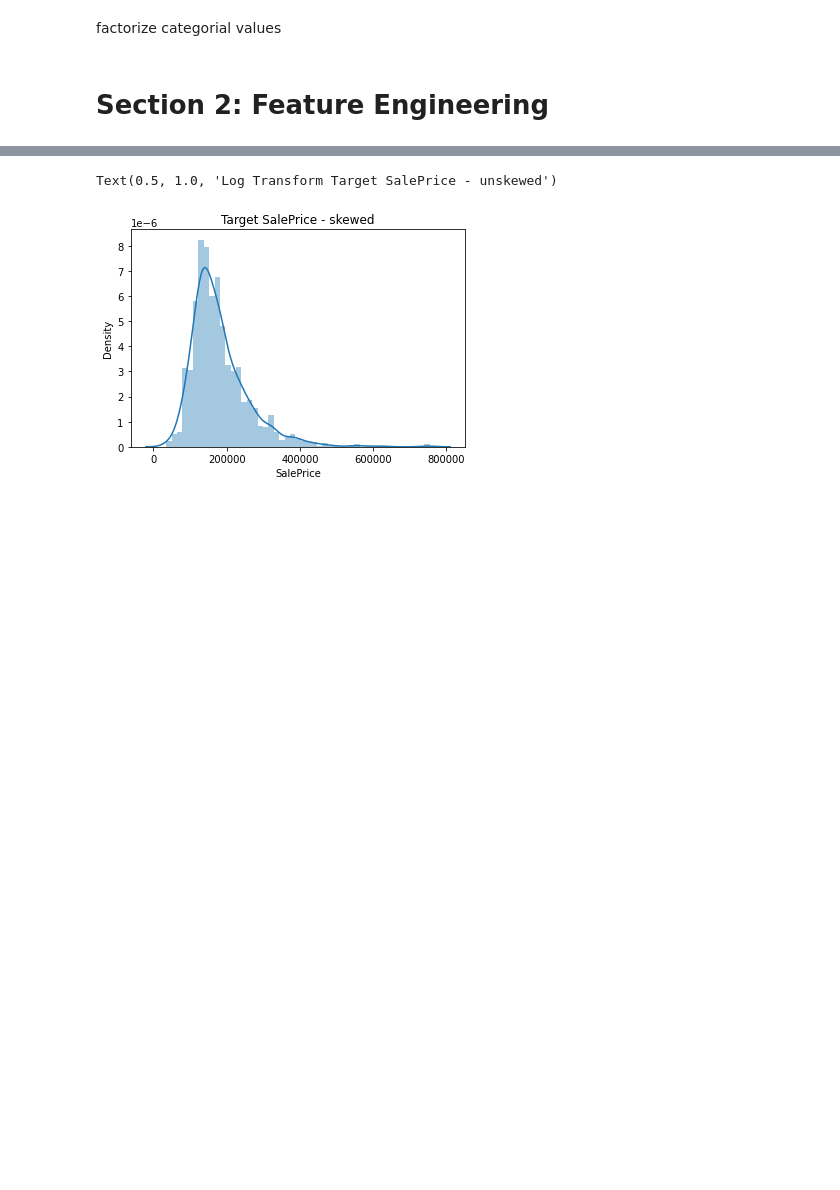
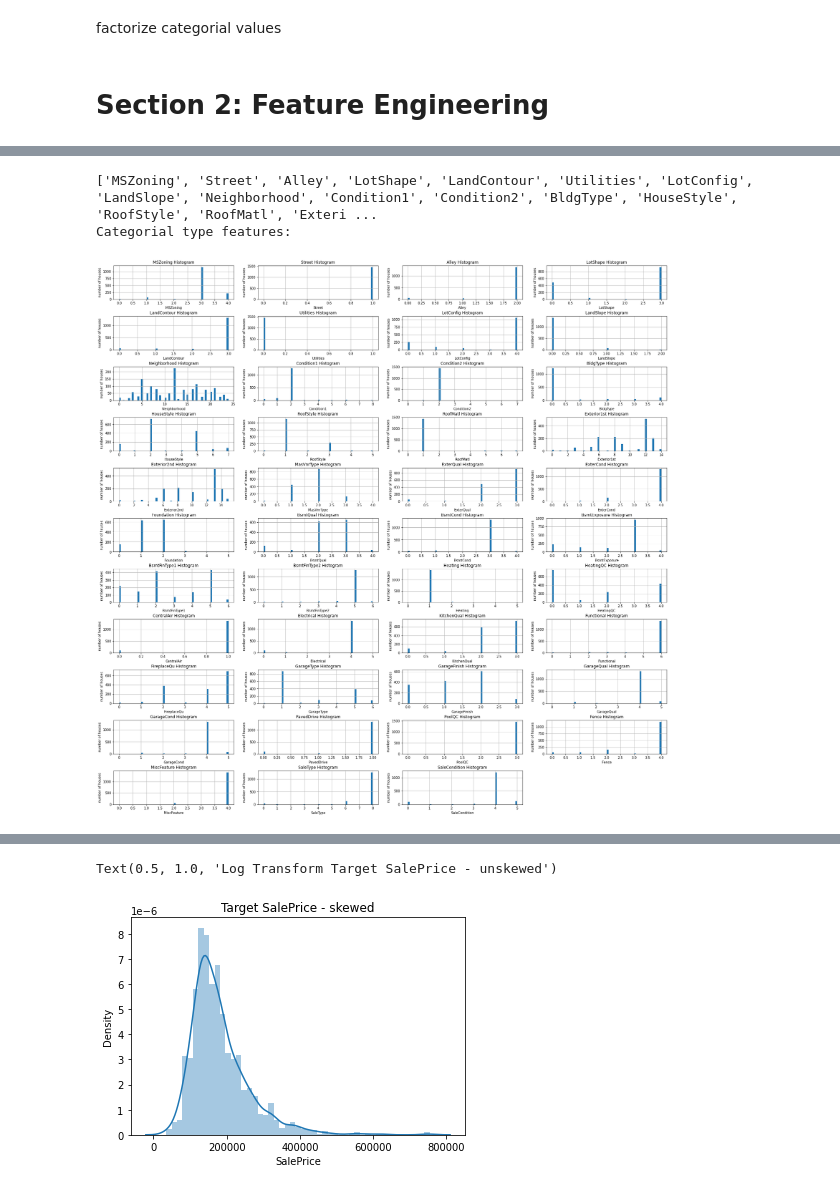
Before and after one commit to AmitMoses/Statistical-Inference-and-Data-Mining, a Jupyter notebook: Assignment_2/House_Prices.ipynb, the cells around one changed output, grey strips where cells are left out. Cells and saved outputs as stored; diff of their text form; code cells hidden in the pictures; blank space fills up the shorter version.

```diff
--- a/Assignment_2/House_Prices.ipynb
+++ b/Assignment_2/House_Prices.ipynb
@@ -317,0 +348,19 @@ Categorial type features:
+# %%
+def factorization(data, categorical_cols):
+  for c in categorical_cols:
+    data[c] = pd.factorize(data[c])[0]
+  return data
+
+house_df_fac = house_df
+house_df_fac = factorization(house_df_fac, categorical_cols)
+
+print("Categorial type features:")
+plt.figure(figsize=(30, 30))
+plt.subplots_adjust(hspace=0.5)
+for i, var in enumerate(categorical_cols):
+    plt.subplot(11,4,i+1)
+    fig = house_df[tr_idx][var].hist(bins=60)
+    fig.set_ylabel('number of houses')
+    fig.set_xlabel(var)
+    str3= "".join([var,' Histogram'])
+    fig.set_title(str3)
@@ -317,0 +403,25 @@ Categorial type features:
+# %%
+from sklearn.preprocessing import LabelEncoder, OneHotEncoder
+def Labaling(data, categorical_cols):
+  for c in categorical_cols:
+    lbl = LabelEncoder()
+    lbl.fit(list(data[c].values))
+    data[c] = lbl.transform(list(data[c].values))
+  return data
+
+house_df = Labaling(house_df, categorical_cols)
+print(categorical_cols)
+print("Categorial type features:")
+plt.figure(figsize=(30, 30))
+plt.subplots_adjust(hspace=0.5)
+for i, var in enumerate(categorical_cols):
+    plt.subplot(11,4,i+1)
+    fig = house_df[tr_idx][var].hist(bins=60)
+    fig.set_ylabel('number of houses')
+    fig.set_xlabel(var)
+    str3= "".join([var,' Histogram'])
+    fig.set_title(str3)
+# %% [output]
+['MSZoning', 'Street', 'Alley', 'LotShape', 'LandContour', 'Utilities', 'LotConfig', 'LandSlope', 'Neighborhood', 'Condition1', 'Condition2', 'BldgType', 'HouseStyle', 'RoofStyle', 'RoofMatl', 'Exteri ...
+Categorial type features:
+[figure, added]
```
Also changed, not shown: parts of 84 cells of this notebook.
